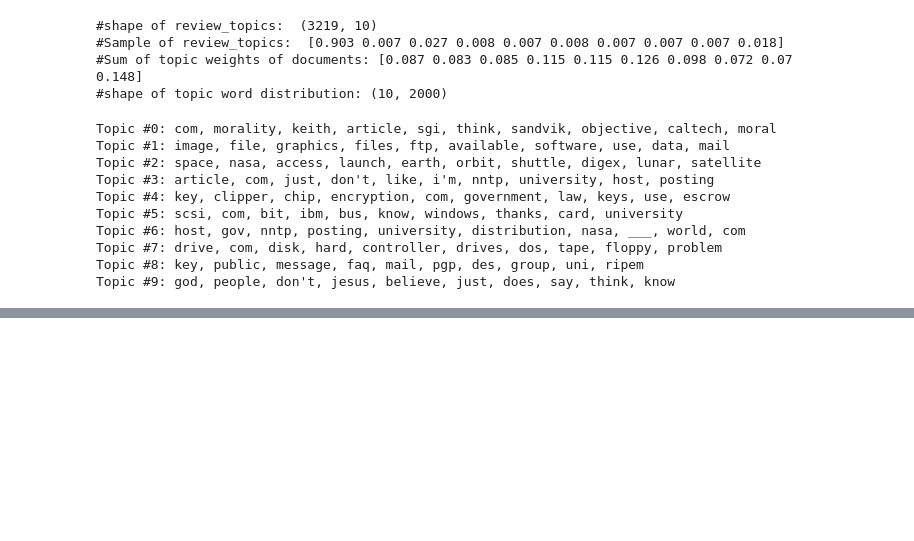
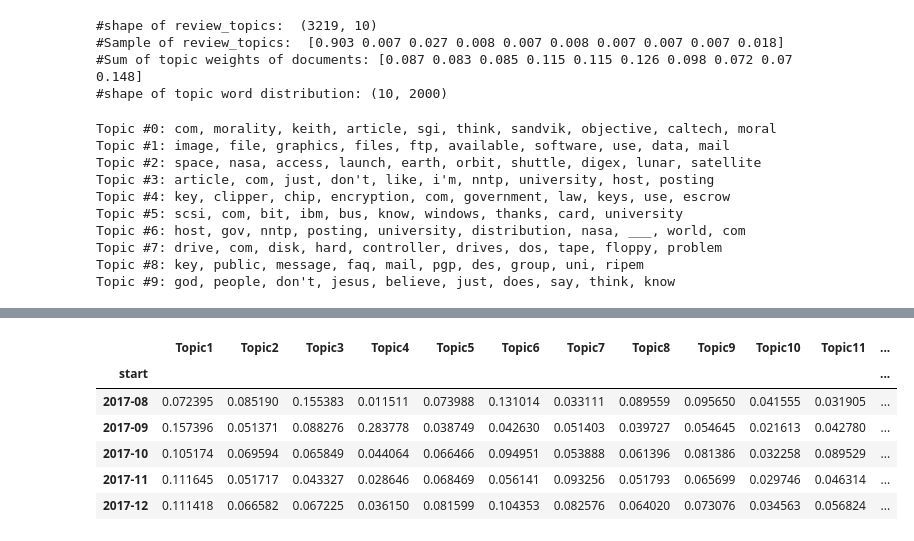
Before and after one commit to pg4522/Textmining_study, a Jupyter notebook: Ch.7.ipynb, the cells around one changed output, grey strips where cells are left out. Cells and saved outputs as stored; diff of their text form; code cells hidden in the pictures; blank space fills up the shorter version.

```diff
--- a/Ch.7.ipynb
+++ b/Ch.7.ipynb
@@ -75,0 +401,11 @@ Topic #9: god, people, don't, jesus, believe, just, does, say, think, know
+# %%
+trend = trend_data.groupby(['start']).mean()
+trend.head()
+# %% [output]
+|  | Topic1 | Topic2 | Topic3 | Topic4 | Topic5 | Topic6 | Topic7 | Topic8 | Topic9 | Topic10 | Topic11 | ... |
+| start |  |  |  |  |  |  |  |  |  |  |  | ... |
+| 2017-08 | 0.072395 | 0.085190 | 0.155383 | 0.011511 | 0.073988 | 0.131014 | 0.033111 | 0.089559 | 0.095650 | 0.041555 | 0.031905 | ... |
+| 2017-09 | 0.157396 | 0.051371 | 0.088276 | 0.283778 | 0.038749 | 0.042630 | 0.051403 | 0.039727 | 0.054645 | 0.021613 | 0.042780 | ... |
+| 2017-10 | 0.105174 | 0.069594 | 0.065849 | 0.044064 | 0.066466 | 0.094951 | 0.053888 | 0.061396 | 0.081386 | 0.032258 | 0.089529 | ... |
+| 2017-11 | 0.111645 | 0.051717 | 0.043327 | 0.028646 | 0.068469 | 0.056141 | 0.093256 | 0.051793 | 0.065699 | 0.029746 | 0.046314 | ... |
+| 2017-12 | 0.111418 | 0.066582 | 0.067225 | 0.036150 | 0.081599 | 0.104353 | 0.082576 | 0.064020 | 0.073076 | 0.034563 | 0.056824 | ... |
```
Also changed, not shown: parts of 31 cells of this notebook.
